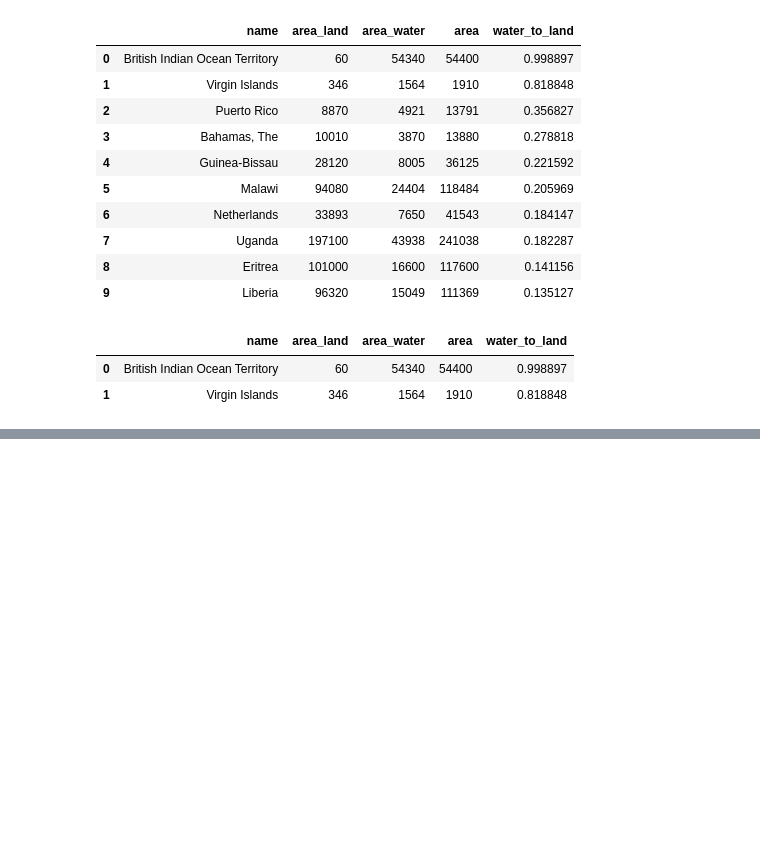
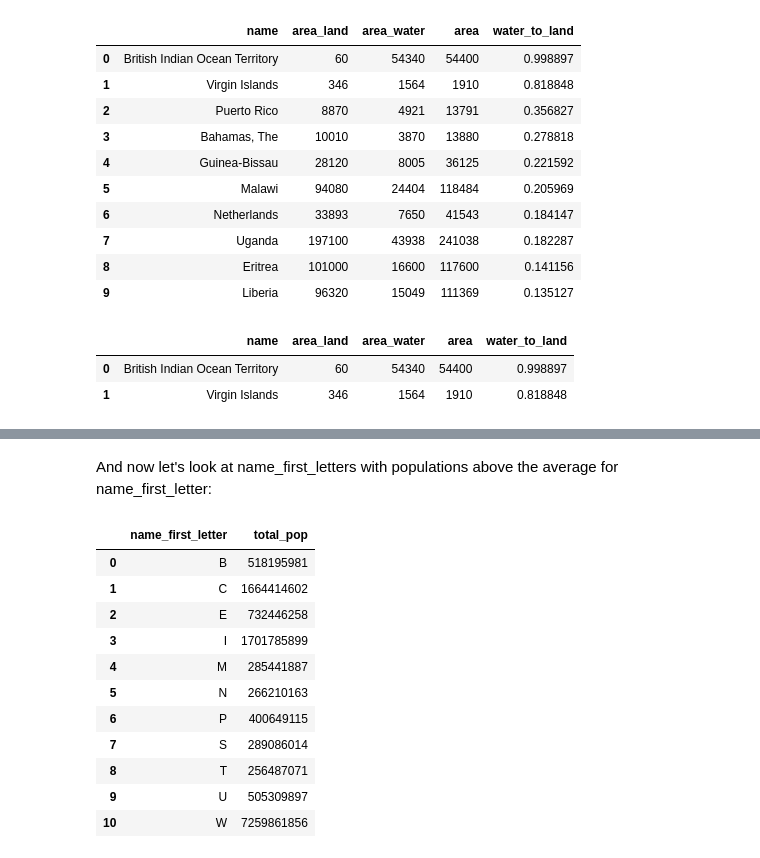
Before and after one commit to gmayock/sql_fundamentals_cia_factbook, a Jupyter notebook: analyzing_cia_factbook_data.ipynb, the cells around one changed output, grey strips where cells are left out. Saved outputs shown, nothing was run; the diff lists cells and outputs as text; code cells hidden in the pictures; blank space fills up the shorter version.

```diff
--- a/analyzing_cia_factbook_data.ipynb
+++ b/analyzing_cia_factbook_data.ipynb
@@ -271,0 +300,26 @@ pd.read_sql_query(q7point2, conn)
+# %% [markdown]
+And now let's look at name_first_letters with populations above the average for name_first_letter:
+# %%
+q9 = """
+SELECT SUBSTR(name, 1, 1) AS name_first_letter, SUM(population) as total_pop
+FROM facts
+GROUP BY name_first_letter
+HAVING total_pop >  AVG(
+    (SELECT SUM(population)
+    FROM facts
+    GROUP BY SUBSTR(name, 1, 1)))
+"""
+pd.read_sql_query(q9, conn)
+# %% [output]
+|  | name_first_letter | total_pop |
+| 0 | B | 518195981 |
+| 1 | C | 1664414602 |
+| 2 | E | 732446258 |
+| 3 | I | 1701785899 |
+| 4 | M | 285441887 |
+| 5 | N | 266210163 |
+| 6 | P | 400649115 |
+| 7 | S | 289086014 |
+| 8 | T | 256487071 |
+| 9 | U | 505309897 |
+| 10 | W | 7259861856 |
```
Also changed, not shown: parts of 8 cells of this notebook.
